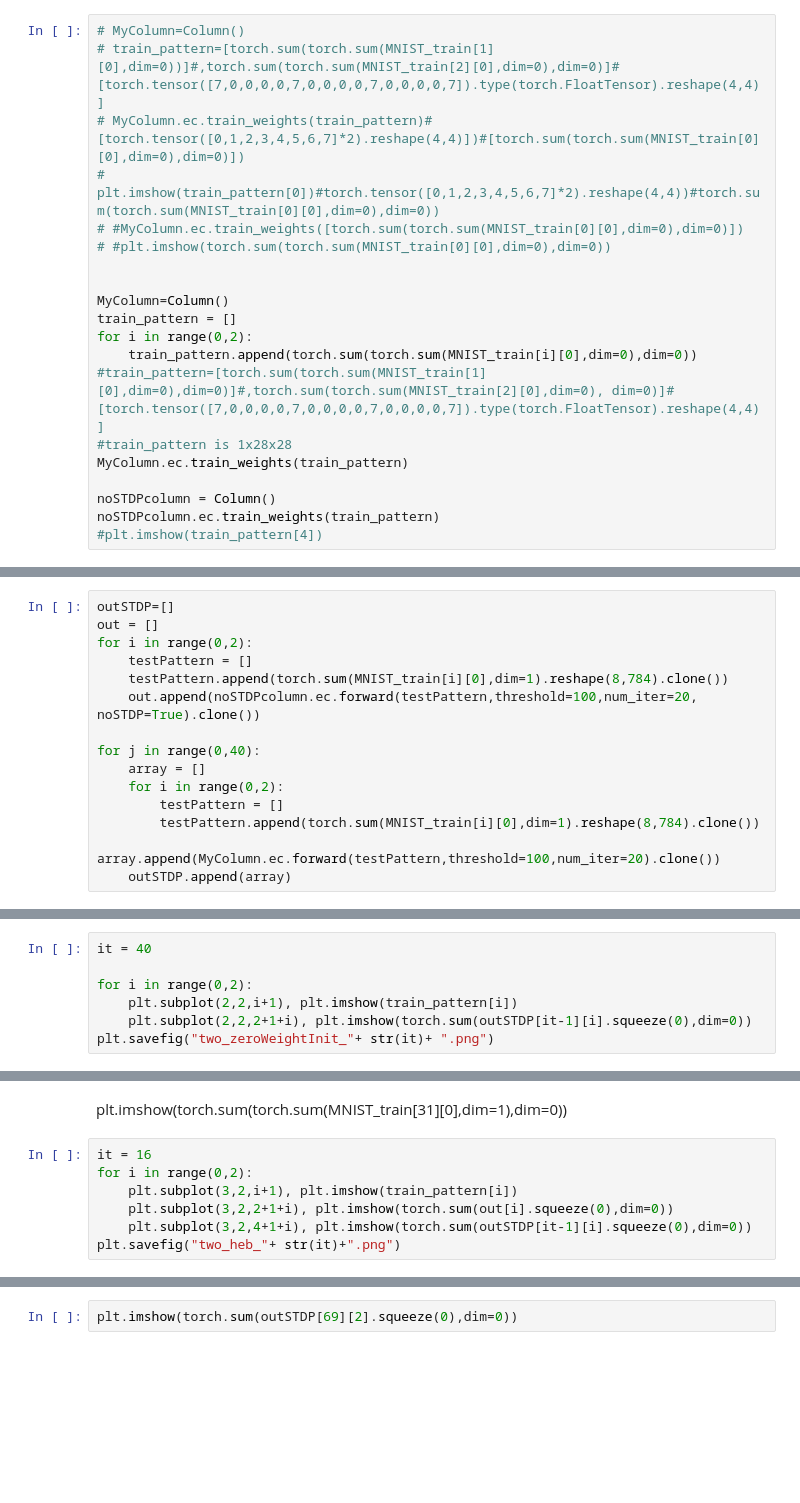
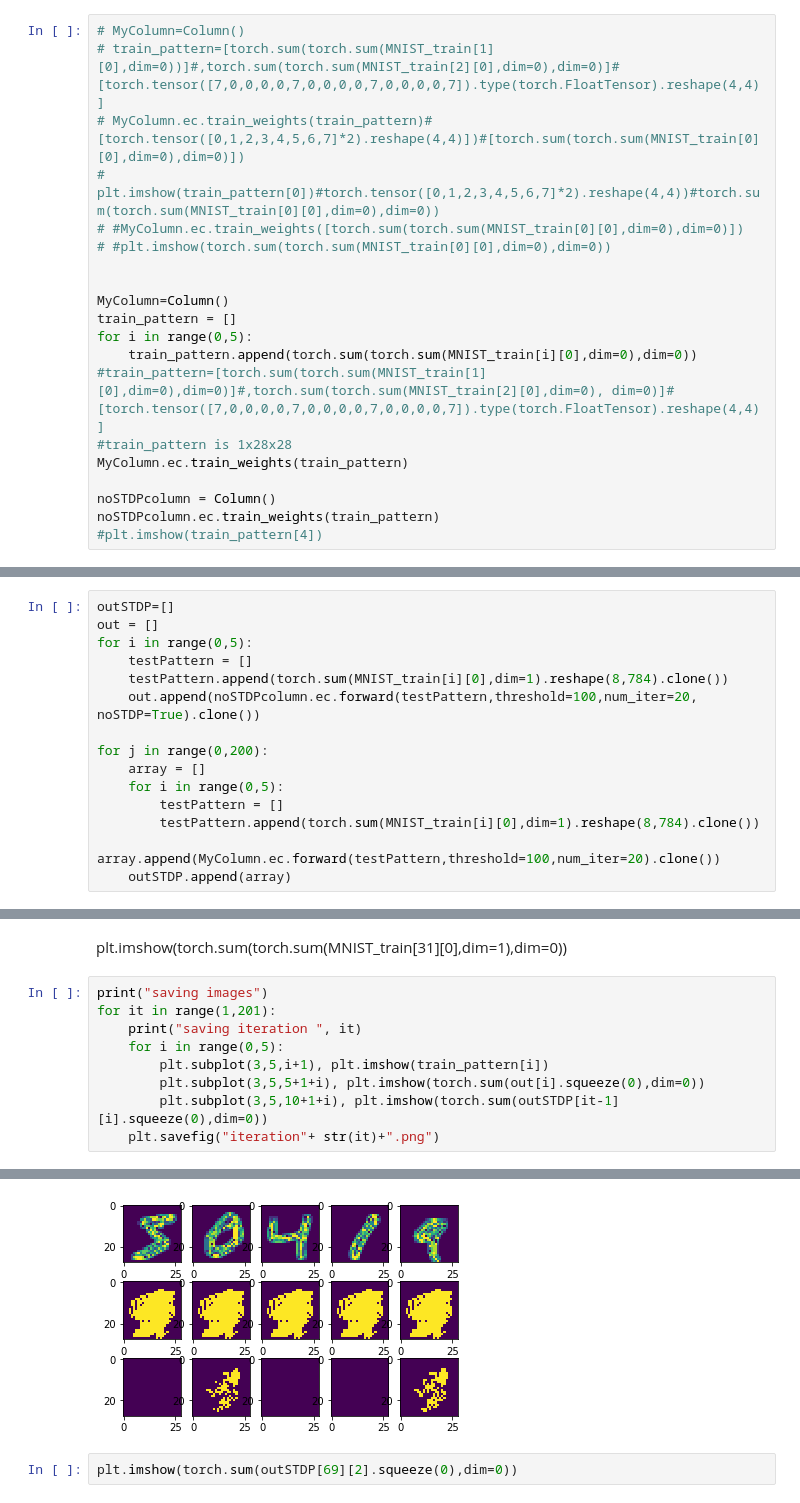
Before and after one commit to neilashm/SpykeTorch, a Jupyter notebook: lab1/SpikingHopfieldNet.ipynb, the cells around one changed output, grey strips where cells are left out. Saved outputs shown, nothing was run; the diff lists cells and outputs as text; blank space fills up the shorter version.

```diff
--- a/lab1/SpikingHopfieldNet.ipynb
+++ b/lab1/SpikingHopfieldNet.ipynb
@@ -89,7 +89,7 @@ class Column(nn.Module):
 
 MyColumn=Column()
 train_pattern = []
-for i in range(0,2):
+for i in range(0,5):
     train_pattern.append(torch.sum(torch.sum(MNIST_train[i][0],dim=0),dim=0))
 #train_pattern=[torch.sum(torch.sum(MNIST_train[1][0],dim=0),dim=0)]#,torch.sum(torch.sum(MNIST_train[2][0],dim=0), dim=0)]#[torch.tensor([7,0,0,0,0,7,0,0,0,0,7,0,0,0,0,7]).type(torch.FloatTensor).reshape(4,4)]
 #train_pattern is 1x28x28
@@ -119,14 +121,14 @@ for i in range(100):
 # %%
 outSTDP=[]
 out = []
-for i in range(0,2):
+for i in range(0,5):
     testPattern = []
     testPattern.append(torch.sum(MNIST_train[i][0],dim=1).reshape(8,784).clone())
     out.append(noSTDPcolumn.ec.forward(testPattern,threshold=100,num_iter=20, noSTDP=True).clone())
 
-for j in range(0,40):
+for j in range(0,200):
     array = []
-    for i in range(0,2):
+    for i in range(0,5):
         testPattern = []
         testPattern.append(torch.sum(MNIST_train[i][0],dim=1).reshape(8,784).clone())
         array.append(MyColumn.ec.forward(testPattern,threshold=100,num_iter=20).clone())
@@ -134,7 +153,0 @@ for j in range(0,40):
-# %%
-it = 40
-
-for i in range(0,2):
-    plt.subplot(2,2,i+1), plt.imshow(train_pattern[i])
-    plt.subplot(2,2,2+1+i), plt.imshow(torch.sum(outSTDP[it-1][i].squeeze(0),dim=0))
-plt.savefig("two_zeroWeightInit_"+ str(it)+ ".png")
@@ -144,9 +164,12 @@ plt.imshow(torch.sum(MyColumn.ec.forward(test,threshold=100,num_iter=20).squeeze
 # %% [markdown]
 plt.imshow(torch.sum(torch.sum(MNIST_train[31][0],dim=1),dim=0))
 # %%
-it = 16
-for i in range(0,2):
-    plt.subplot(3,2,i+1), plt.imshow(train_pattern[i])
-    plt.subplot(3,2,2+1+i), plt.imshow(torch.sum(out[i].squeeze(0),dim=0))
-    plt.subplot(3,2,4+1+i), plt.imshow(torch.sum(outSTDP[it-1][i].squeeze(0),dim=0))
-plt.savefig("two_heb_"+ str(it)+".png")
+print("saving images")
+for it in range(1,201):
+    print("saving iteration ", it)
+    for i in range(0,5):
+        plt.subplot(3,5,i+1), plt.imshow(train_pattern[i])
+        plt.subplot(3,5,5+1+i), plt.imshow(torch.sum(out[i].squeeze(0),dim=0))
+        plt.subplot(3,5,10+1+i), plt.imshow(torch.sum(outSTDP[it-1][i].squeeze(0),dim=0))
+    plt.savefig("iteration"+ str(it)+".png")
+# %% [output]
@@ -153,3 +179,4 @@ plt.savefig("two_heb_"+ str(it)+".png")
+[figure, added]
 # %%
 plt.imshow(torch.sum(outSTDP[69][2].squeeze(0),dim=0))
 # %%
```
Also changed, not shown: parts of 4 cells of this notebook.
